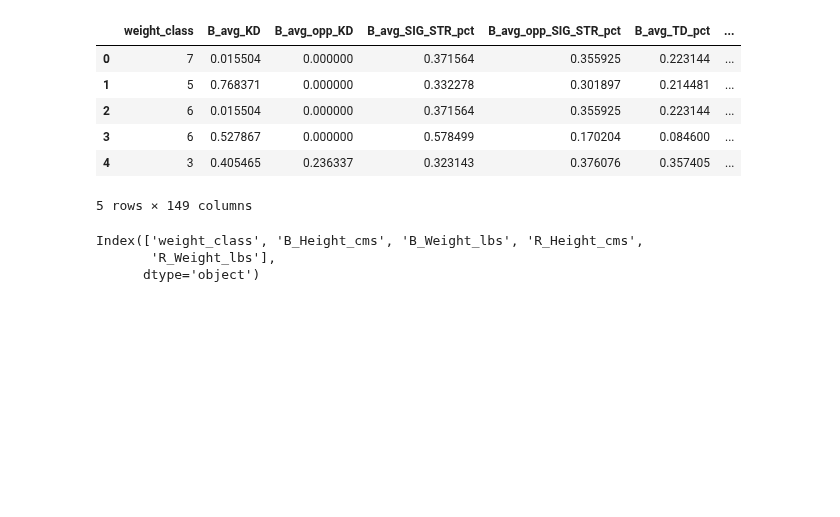
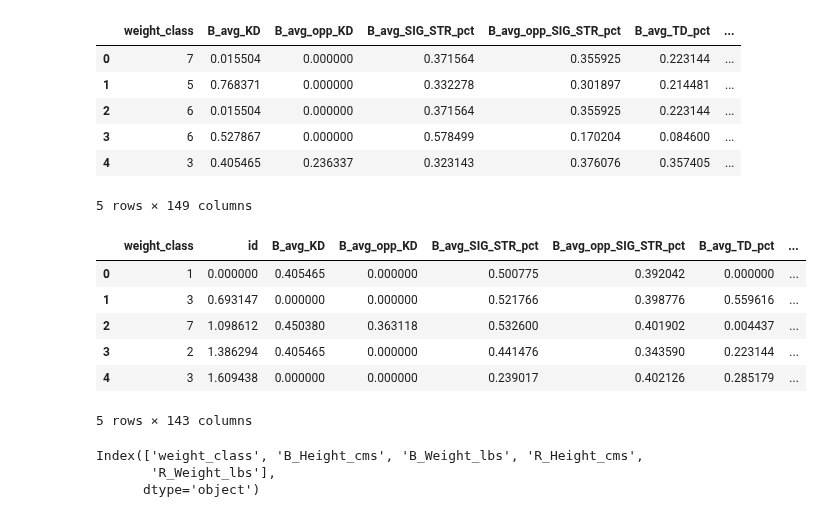
Before and after one commit to breadworshipper/TK-Kasdad, a Jupyter notebook: Preprocessing/kombinasi6.ipynb, the cells around one changed output. Saved outputs shown, nothing was run; the diff lists cells and outputs as text; code cells hidden in the pictures; blank space fills up the shorter version.

```diff
--- a/Preprocessing/kombinasi6.ipynb
+++ b/Preprocessing/kombinasi6.ipynb
@@ -187,5 +203,6 @@ df = pd.concat([df_object, df_number_log], axis=1)
 # %%
 df['gender'] = df['weight_class'].apply(lambda x: 'women' if 'women' in x.lower() else 'male')
+df_test['gender'] = df_test['weight_class'].apply(lambda x: 'women' if 'women' in x.lower() else 'male')
 # %%
 df.head()
 # %% [output]
@@ -198,6 +215,7 @@ df.head()
 5 rows × 139 columns
 # %%
 df['weight_class'] = df['weight_class'].str.replace('Women', '')
+df_test['weight_class'] = df_test['weight_class'].str.replace('Women', '')
 # %%
 # Get all weight_class values
 weight_class = df['weight_class'].unique()
@@ -229,9 +247,11 @@ gender_dict = {
 # %%
 # Map each weight_class value to the correct number
 df['weight_class'] = df['weight_class'].map(weight_class_dict)
+df_test['weight_class'] = df_test['weight_class'].map(weight_class_dict)
 # %%
 # Map each gender value to the correct number
 df['gender'] = df['gender'].map(gender_dict)
+df_test['gender'] = df_test['gender'].map(gender_dict)
 # %%
 df.head()
 # %% [output]
@@ -264,6 +284,28 @@ df.head()
 | 3 | 6 | 0.527867 | 0.000000 | 0.578499 | 0.170204 | 0.084600 | ... |
 | 4 | 3 | 0.405465 | 0.236337 | 0.323143 | 0.376076 | 0.357405 | ... |
 5 rows × 149 columns
+# %%
+# Get the remaining object columns
+df_test_object = df_test.select_dtypes(include='object')
+
+# Perform one-hot encoding
+df_test_encoded = pd.get_dummies(df_test_object)
+
+# Combine the encoded columns with the original dataframe
+df_test = pd.concat([df_test, df_test_encoded], axis=1)
+
+# Drop the original object columns
+df_test.drop(df_test_object.columns, axis=1, inplace=True)
+
+df_test.head()
+# %% [output]
+|  | weight_class | id | B_avg_KD | B_avg_opp_KD | B_avg_SIG_STR_pct | B_avg_opp_SIG_STR_pct | B_avg_TD_pct | ... |
+| 0 | 1 | 0.000000 | 0.405465 | 0.000000 | 0.500775 | 0.392042 | 0.000000 | ... |
+| 1 | 3 | 0.693147 | 0.000000 | 0.000000 | 0.521766 | 0.398776 | 0.559616 | ... |
+| 2 | 7 | 1.098612 | 0.450380 | 0.363118 | 0.532600 | 0.401902 | 0.004437 | ... |
+| 3 | 2 | 1.386294 | 0.405465 | 0.000000 | 0.441476 | 0.343590 | 0.223144 | ... |
+| 4 | 3 | 1.609438 | 0.000000 | 0.000000 | 0.239017 | 0.402126 | 0.285179 | ... |
+5 rows × 143 columns
 # %%
 df.to_csv('../Without Feature Selection/UFC_kombinasi6.csv', index=False)
 # %%
```
Also changed, not shown: parts of 11 cells of this notebook, 1 other file.
